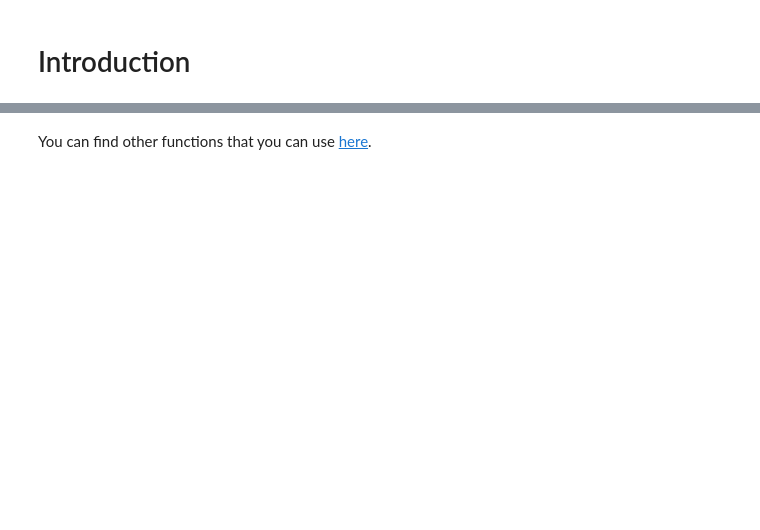
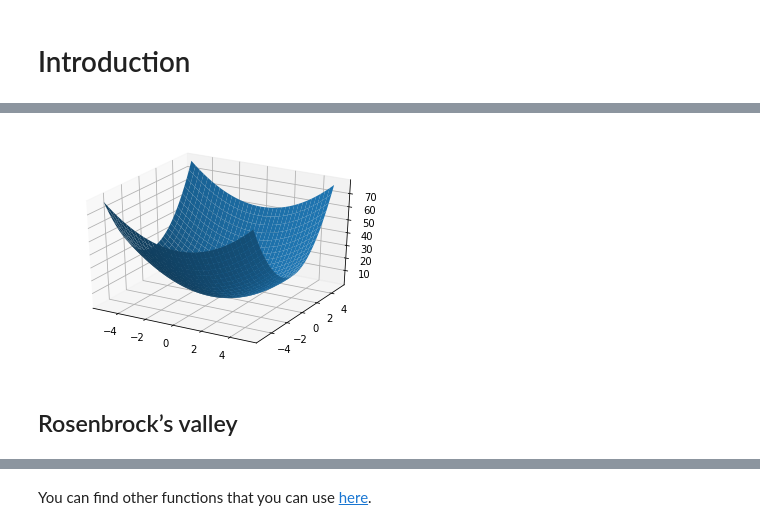
Before and after one commit to Computational-Intelligence-Fall18/Computational-Intelligence-Tutorials, a Jupyter notebook: Week 4 - Genetic Algorithm(part 3)/Genetic Algorithm.ipynb, the cells around one changed output, grey strips where cells are left out. Cells and saved outputs as stored; diff of their text form; code cells hidden in the pictures; blank space fills up the shorter version.

```diff
--- a/Week 4 - Genetic Algorithm(part 3)/Genetic Algorithm.ipynb
+++ b/Week 4 - Genetic Algorithm(part 3)/Genetic Algorithm.ipynb
@@ -4,0 +97,8 @@ In this week, our goal is to solve the minimization problem for each of the func
+# %%
+a_p_hyper_ellipsoid_func = lambda x, y: x**2 + 2*y**2
+# %%
+three_d_plot(*data_point_creator(-5.12, 5.12, a_p_hyper_ellipsoid_func))
+# %% [output]
+[figure, added]
+# %% [markdown]
+## Rosenbrock’s valley
```
Also changed, not shown: parts of 45 cells of this notebook.
